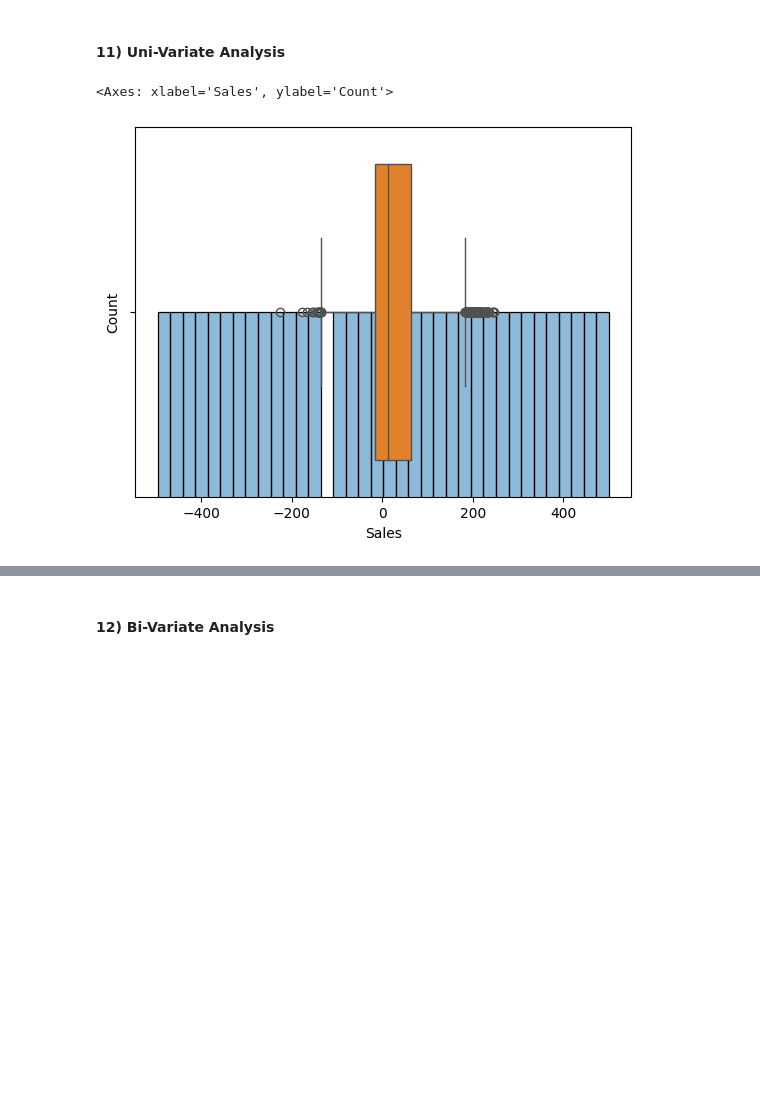
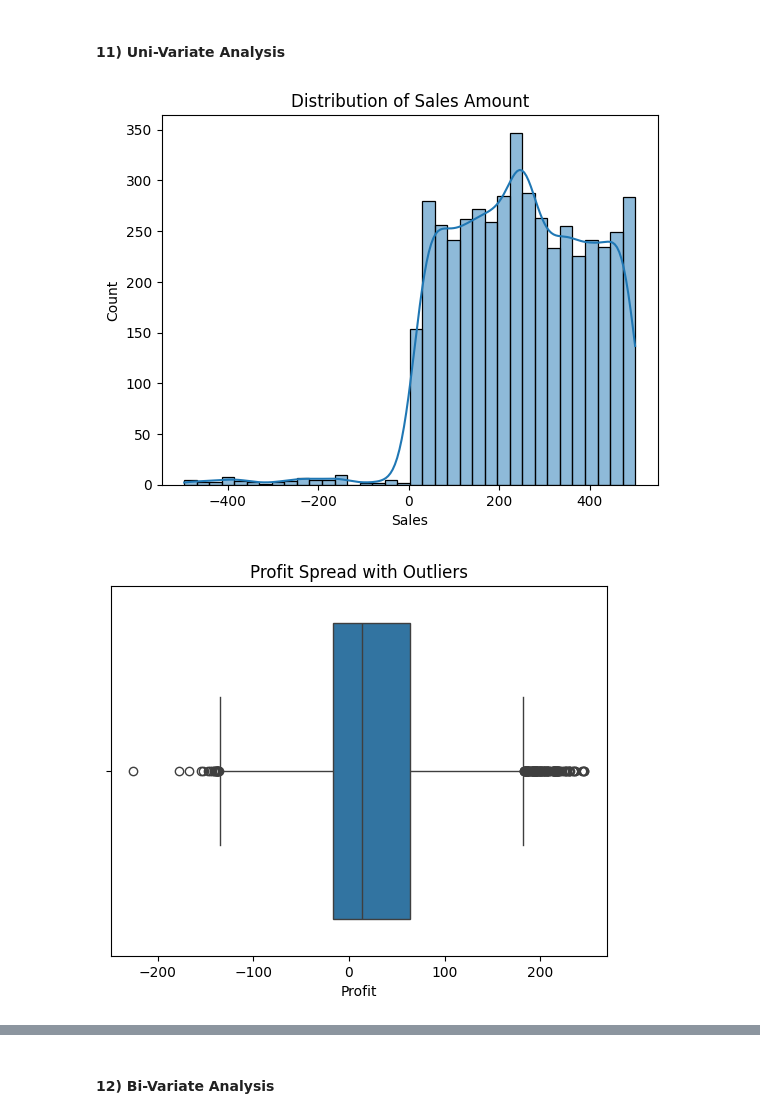
Before and after one commit to 26Vaidehi/INT375_Python, a Jupyter notebook: INT-375_Project.ipynb, the cells around one changed output, grey strips where cells are left out. Drawn from its saved outputs; the diff is of its cells as text; code cells hidden in the pictures; blank space fills up the shorter version.

```diff
--- a/INT-375_Project.ipynb
+++ b/INT-375_Project.ipynb
@@ -355,7 +355,11 @@ Name: Sales, dtype: float64
 #### **11) Uni-Variate Analysis**
 # %%
 sns.histplot(df['Sales'], kde=True)
+plt.title('Distribution of Sales Amount')
+plt.show()
 sns.boxplot(x=df['Profit'])
+plt.title('Profit Spread with Outliers')
+plt.show()
 # %% [output]
-<Axes: xlabel='Sales', ylabel='Count'>
-[figure, old version]
+[figure, new version]
+[figure, added]
```
Also changed, not shown: parts of 8 cells of this notebook.
